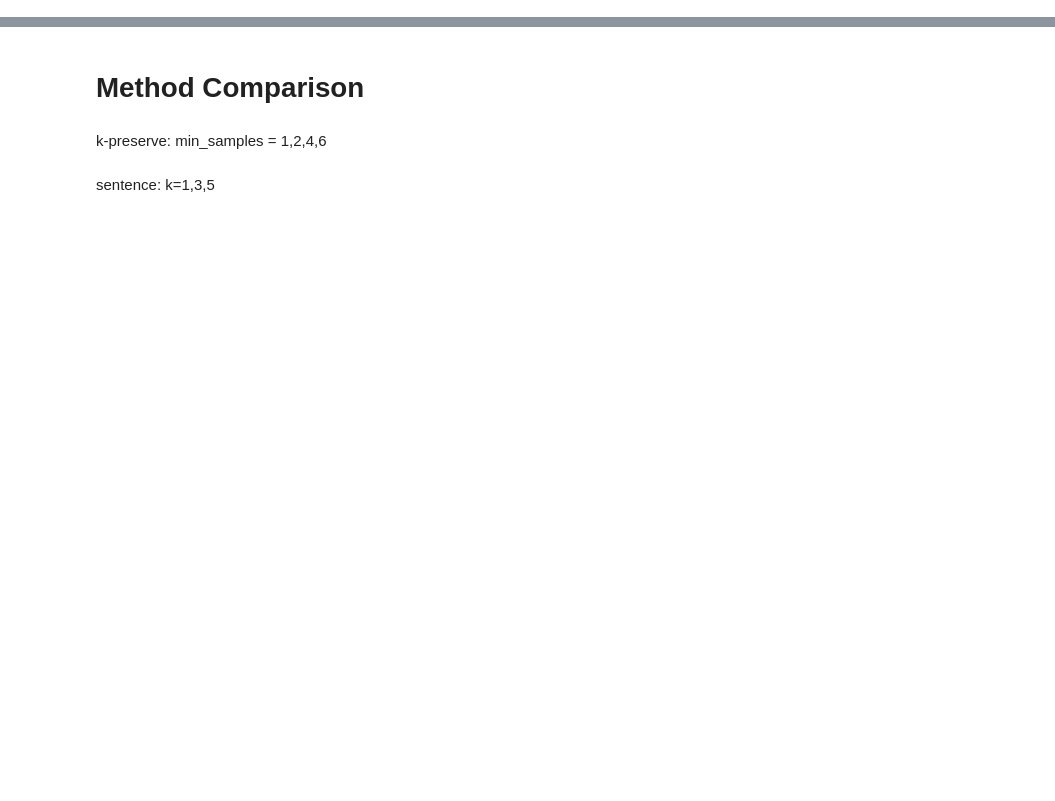
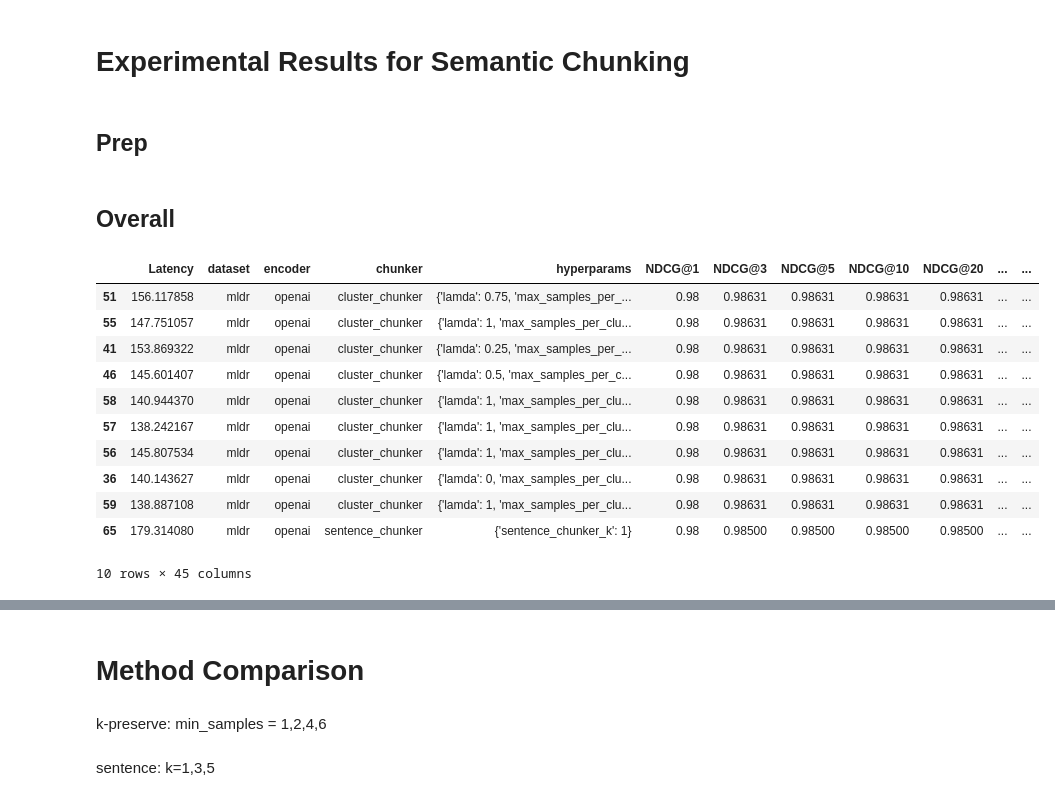
Before and after one commit to toastedqu/SmartChunk, a Jupyter notebook: plot_results.ipynb, the cells around one changed output, grey strips where cells are left out. Cells and saved outputs as stored; diff of their text form; code cells hidden in the pictures; blank space fills up the shorter version.

```diff
--- a/plot_results.ipynb
+++ b/plot_results.ipynb
@@ -1,2 +1,6 @@
+# %% [markdown]
+# Experimental Results for Semantic Chunking
+# %% [markdown]
+## Prep
 # %%
 import json
@@ -114,0 +93,17 @@ def plot_metrics_cross_all_k(df, xargs = ['0', '0.25', '0.5', '0.75'], xlabel =
+# %% [markdown]
+## Overall
+# %%
+get_results_df('mldr').sort_values('NDCG@3', ascending=False).head(10)
+# %% [output]
+|  | Latency | dataset | encoder | chunker | hyperparams | NDCG@1 | NDCG@3 | NDCG@5 | NDCG@10 | NDCG@20 | ... | ... |
+| 51 | 156.117858 | mldr | openai | cluster_chunker | {'lamda': 0.75, 'max_samples_per_... | 0.98 | 0.98631 | 0.98631 | 0.98631 | 0.98631 | ... | ... |
+| 55 | 147.751057 | mldr | openai | cluster_chunker | {'lamda': 1, 'max_samples_per_clu... | 0.98 | 0.98631 | 0.98631 | 0.98631 | 0.98631 | ... | ... |
+| 41 | 153.869322 | mldr | openai | cluster_chunker | {'lamda': 0.25, 'max_samples_per_... | 0.98 | 0.98631 | 0.98631 | 0.98631 | 0.98631 | ... | ... |
+| 46 | 145.601407 | mldr | openai | cluster_chunker | {'lamda': 0.5, 'max_samples_per_c... | 0.98 | 0.98631 | 0.98631 | 0.98631 | 0.98631 | ... | ... |
+| 58 | 140.944370 | mldr | openai | cluster_chunker | {'lamda': 1, 'max_samples_per_clu... | 0.98 | 0.98631 | 0.98631 | 0.98631 | 0.98631 | ... | ... |
+| 57 | 138.242167 | mldr | openai | cluster_chunker | {'lamda': 1, 'max_samples_per_clu... | 0.98 | 0.98631 | 0.98631 | 0.98631 | 0.98631 | ... | ... |
+| 56 | 145.807534 | mldr | openai | cluster_chunker | {'lamda': 1, 'max_samples_per_clu... | 0.98 | 0.98631 | 0.98631 | 0.98631 | 0.98631 | ... | ... |
+| 36 | 140.143627 | mldr | openai | cluster_chunker | {'lamda': 0, 'max_samples_per_clu... | 0.98 | 0.98631 | 0.98631 | 0.98631 | 0.98631 | ... | ... |
+| 59 | 138.887108 | mldr | openai | cluster_chunker | {'lamda': 1, 'max_samples_per_clu... | 0.98 | 0.98631 | 0.98631 | 0.98631 | 0.98631 | ... | ... |
+| 65 | 179.314080 | mldr | openai | sentence_chunker | {'sentence_chunker_k': 1} | 0.98 | 0.98500 | 0.98500 | 0.98500 | 0.98500 | ... | ... |
+10 rows × 45 columns
```
Also changed, not shown: parts of 10 cells of this notebook, 22 other files.
